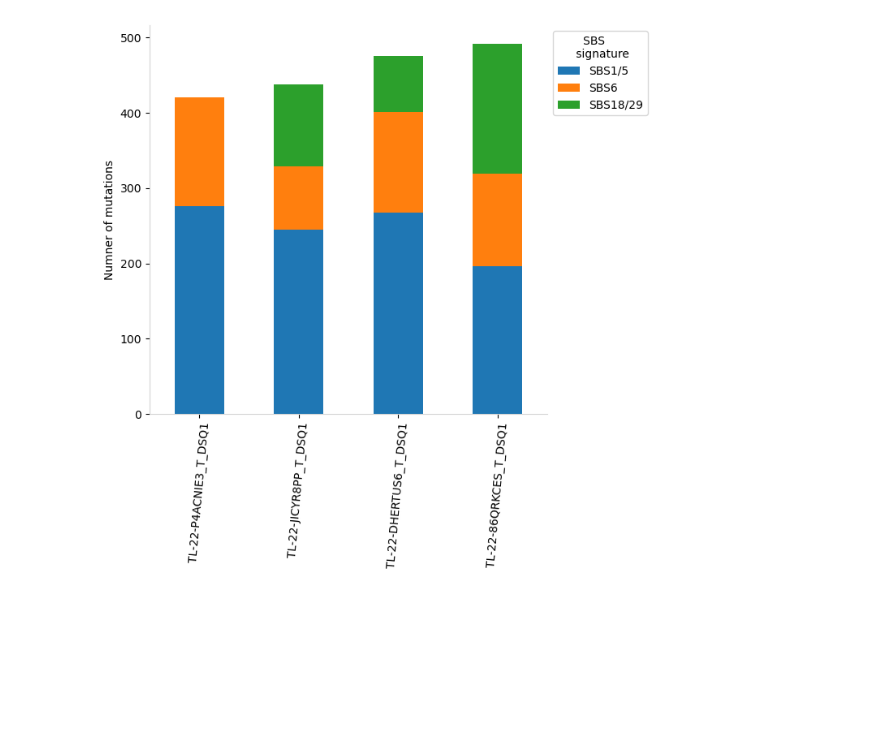
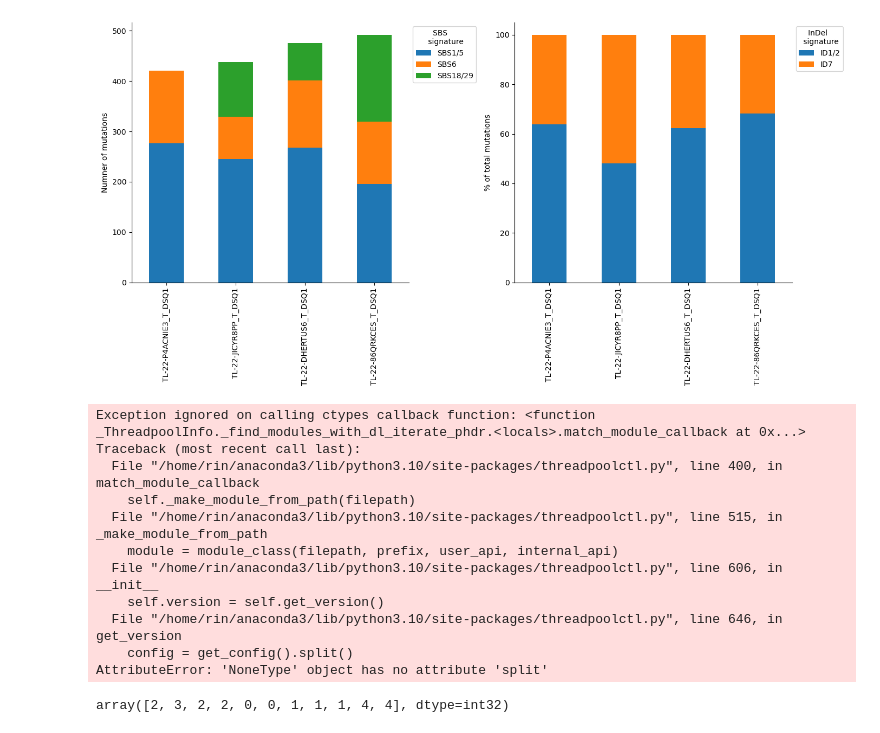
Before and after one commit to ringenomics/UTUCproject, a Jupyter notebook: UTUC_COSMIC_runs.ipynb, the cells around one changed output. Drawn from its saved outputs; the diff is of its cells as text; code cells hidden in the pictures; blank space fills up the shorter version.

```diff
--- a/UTUC_COSMIC_runs.ipynb
+++ b/UTUC_COSMIC_runs.ipynb
@@ -36,11 +36,3 @@ def listdir(dirname, pattern="*"):
 #run this only once at the start
 #from SigProfilerMatrixGenerator import install as genInstall
 #genInstall.install('GRCh37')
-# %%
-for x in ["TL-22-P4ACNIE3_T_DSQ1", "TL-22-JICYR8PP_T_DSQ1", "TL-22-DHERTUS6_T_DSQ1", "TL-22-86QRKCES_T_DSQ1"]:
-    print(x)
-    current_vcf_path = "/temp_data/DNA_data/COSMIC_analyses/{}".format(x)
-    matGen.SigProfilerMatrixGeneratorFunc(x, 'GRCh37', current_vcf_path)
-    current_ID83_path = "/temp_data/DNA_data/COSMIC_analyses/{}/output/ID/{}.ID83.all".format(x,x)
-    current_extractor_path = "/temp_data/DNA_data/COSMIC_analyses/{}".format(x)
-    sig.sigProfilerExtractor("matrix", current_extractor_path, current_ID83_path, reference_genome="GRCh37", minimum_signatures=1, maximum_signatures=1)
@@ -65,8 +38,0 @@ Your Job Is Successfully Completed! Thank You For Using SigProfilerExtractor.
-# %%
-for x in ["TL-22-P4ACNIE3_T_DSQ1", "TL-22-JICYR8PP_T_DSQ1", "TL-22-DHERTUS6_T_DSQ1", "TL-22-86QRKCES_T_DSQ1"]:
-    print(x)
-    Analyze.cosmic_fit(samples="/temp_data/DNA_data/COSMIC_analyses/{}/".format(x,x),
-                   output="/temp_data/DNA_data/COSMIC_analyses/{}/Assigner_run".format(x),
-                   input_type="vcf",
-                   context_type="96",
-                   genome_build="GRCh37", exclude_signature_subgroups = ["'Artifact_signatures'"])
@@ -117,11 +55,11 @@ KeyboardInterrupt:
 # %%
-pt_names = listdir("/temp_data/DNA_data/COSMIC_analyses/", "*TL*_T*")
+pt_names = listdir("/intelpool/UTUCproject/DNA_data/COSMIC_analyses/", "*TL*_T*")
 keep_list = []
 GATK_final_dict_ID = {}
 
 for x in range(0, len(pt_names)):
     #ID
-    ID83_data = pd.read_csv("/temp_data/DNA_data/COSMIC_analyses/{}/ID83/Suggested_Solution/COSMIC_ID83_Decomposed_Solution/De_Novo_map_to_COSMIC_ID83.csv".format(pt_names[x]), sep = ",").apply(pd.to_numeric, errors = "ignore").loc[:, " Global NMF Signatures"]
+    ID83_data = pd.read_csv("/intelpool/UTUCproject/DNA_data/COSMIC_analyses/{}/ID83/Suggested_Solution/COSMIC_ID83_Decomposed_Solution/De_Novo_map_to_COSMIC_ID83.csv".format(pt_names[x]), sep = ",").apply(pd.to_numeric, errors = "ignore").loc[:, " Global NMF Signatures"]
     current_data = ID83_data[0].split("(")
     first_percent_list = []
     first_ID_list = [ID83_data[0].split("(")[0]]
@@ -148,5 +86,6 @@ GATK_final_df_ID.index = keep_list
 GATK_final_df_ID = GATK_final_df_ID.fillna(0)
 GATK_final_df_ID["ID1/2"] = GATK_final_df_ID["ID1"] + GATK_final_df_ID["ID2"]
 GATK_final_df_ID.drop(["ID1", "ID2"], axis = 1, inplace = True)
+GATK_final_df_ID = GATK_final_df_ID[["ID1/2", "ID7"]]
 GATK_final_df_ID = GATK_final_df_ID.loc[["TL-22-P4ACNIE3_T_DSQ1", "TL-22-JICYR8PP_T_DSQ1", "TL-22-DHERTUS6_T_DSQ1", "TL-22-86QRKCES_T_DSQ1"]]
 # %% [output]
@@ -178,7 +104,7 @@ plt.savefig('PT1_IDCOSMIC.png')
 GATK_final_dict_SBS = {}
 
 for x in ["TL-22-P4ACNIE3_T_DSQ1", "TL-22-JICYR8PP_T_DSQ1", "TL-22-DHERTUS6_T_DSQ1", "TL-22-86QRKCES_T_DSQ1"]:
-    GATK_final_dict_SBS[x] = pd.read_csv("/temp_data/DNA_data/COSMIC_analyses/{}/Assigner_run/Assignment_Solution/Activities/Assignment_Solution_Activities.txt".format(x), sep = "\t", index_col = 0)
+    GATK_final_dict_SBS[x] = pd.read_csv("/intelpool/UTUCproject/DNA_data/COSMIC_analyses/{}/Assigner_run/Assignment_Solution/Activities/Assignment_Solution_Activities.txt".format(x), sep = "\t", index_col = 0)
 
 GATK_final_df_SBS = pd.concat(GATK_final_dict_SBS.values(),keys=GATK_final_dict_SBS.keys()).apply(pd.to_numeric, errors = "coerce")
 GATK_final_df_SBS.index = ["TL-22-P4ACNIE3_T_DSQ1", "TL-22-JICYR8PP_T_DSQ1", "TL-22-DHERTUS6_T_DSQ1", "TL-22-86QRKCES_T_DSQ1"]
@@ -190,15 +116,20 @@ GATK_final_df_SBS["SBS18/29"] = GATK_final_df_SBS["SBS18"] + GATK_final_df_SBS["
 GATK_final_df_SBS.drop(["SBS1", "SBS5", "SBS18", "SBS29", "SBS52"], axis = 1, inplace = True)
 GATK_final_df_SBS = GATK_final_df_SBS[["SBS1/5", "SBS6", "SBS18/29"]]
 # %%
-fig, ax = plt.subplots(1, 1, figsize=(7, 7))
-GATK_final_df_SBS.plot(kind = "bar", stacked = True, ax = ax)
-ax.set_ylabel("Numner of mutations")
-plt.xticks(rotation = 85)
-ax.legend(bbox_to_anchor=(1.0, 1.0), title = "   SBS \n signature")
-ax.spines['top'].set_visible(False)
-ax.spines['right'].set_visible(False)
+fig, ax = plt.subplots(1, 2, figsize=(14, 7))
+GATK_final_df_SBS.plot(kind = "bar", stacked = True, ax = ax[0])
+ax[0].set_ylabel("Numner of mutations")
+ax[0].legend(bbox_to_anchor=(1.0, 1.0), title = "   SBS \n signature")
+ax[0].spines['top'].set_visible(False)
+ax[0].spines['right'].set_visible(False)
+
+GATK_final_df_ID.plot(kind = "bar", stacked = True, ax = ax[1])
+ax[1].set_ylabel("% of total mutations")
+ax[1].legend(bbox_to_anchor=(1.0, 1.0), title = "   InDel \n signature")
+ax[1].spines['top'].set_visible(False)
+ax[1].spines['right'].set_visible(False)
 
 plt.rcParams['savefig.bbox'] = 'tight'
-plt.savefig('PT1_SBSCOSMIC.png')
+plt.savefig('PT1_SBSandIDCOSMIC.png')
 # %% [output]
-[figure, old version]
+[figure, new version]
@@ -204,0 +153,17 @@ plt.savefig('PT1_SBSCOSMIC.png')
+# %%
+from sklearn.cluster import KMeans
+kmeans = KMeans(n_clusters=5, random_state=0, n_init="auto").fit(RNA_heatmapdf_LOG10.transpose())
+kmeans.labels_
+# %% [output]
+Exception ignored on calling ctypes callback function: <function _ThreadpoolInfo._find_modules_with_dl_iterate_phdr.<locals>.match_module_callback at 0x...>
+Traceback (most recent call last):
+  File "/home/rin/anaconda3/lib/python3.10/site-packages/threadpoolctl.py", line 400, in match_module_callback
+    self._make_module_from_path(filepath)
+  File "/home/rin/anaconda3/lib/python3.10/site-packages/threadpoolctl.py", line 515, in _make_module_from_path
+    module = module_class(filepath, prefix, user_api, internal_api)
+  File "/home/rin/anaconda3/lib/python3.10/site-packages/threadpoolctl.py", line 606, in __init__
+    self.version = self.get_version()
+  File "/home/rin/anaconda3/lib/python3.10/site-packages/threadpoolctl.py", line 646, in get_version
+    config = get_config().split()
+AttributeError: 'NoneType' object has no attribute 'split'
+array([2, 3, 2, 2, 0, 0, 1, 1, 1, 4, 4], dtype=int32)
```
Also changed, not shown: parts of 11 cells of this notebook, 1 other file.
